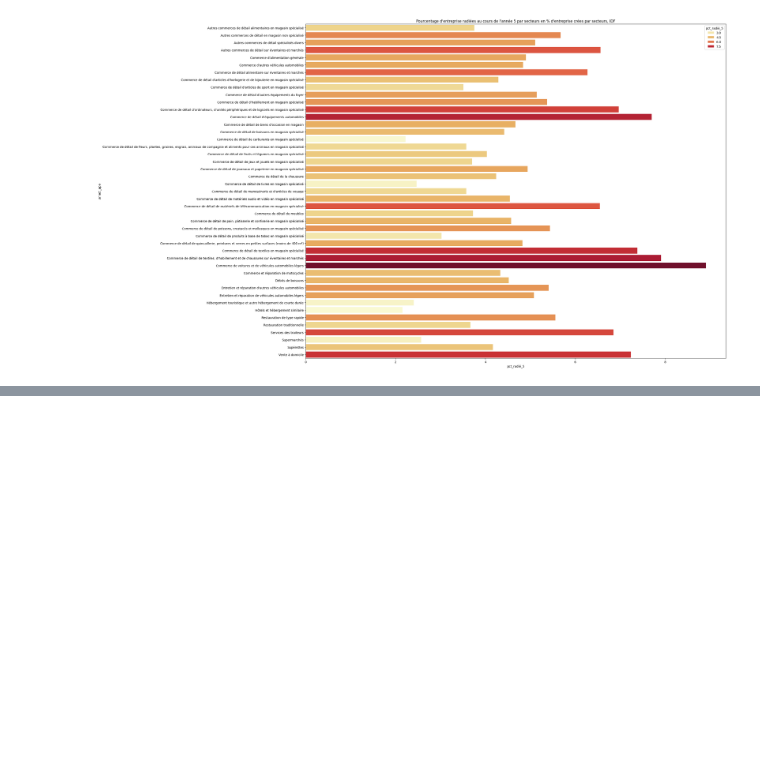
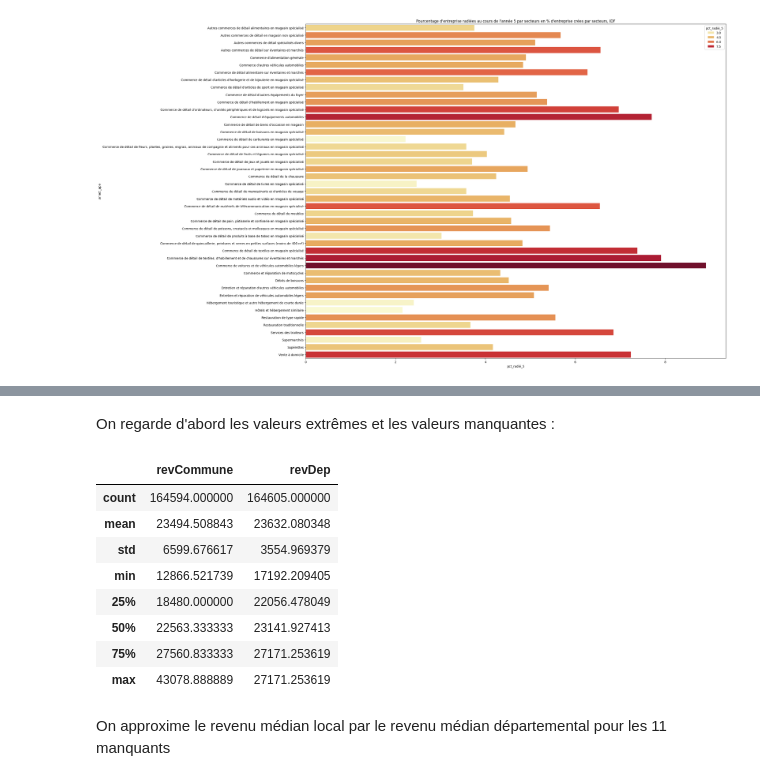
Before and after one commit to guillaume77176/JeMeLance, a Jupyter notebook: notebooks/Analyse_RNE.ipynb, the cells around one changed output, grey strips where cells are left out. Drawn from its saved outputs; the diff is of its cells as text; code cells hidden in the pictures; blank space fills up the shorter version.

```diff
--- a/notebooks/Analyse_RNE.ipynb
+++ b/notebooks/Analyse_RNE.ipynb
@@ -699,0 +694,16 @@ for i in range(len(dfs)):
+# %% [markdown]
+On regarde d'abord les valeurs extrêmes et les valeurs manquantes :
+# %%
+data[["revCommune","revDep"]].describe()
+# %% [output]
+|  | revCommune | revDep |
+| count | 164594.000000 | 164605.000000 |
+| mean | 23494.508843 | 23632.080348 |
+| std | 6599.676617 | 3554.969379 |
+| min | 12866.521739 | 17192.209405 |
+| 25% | 18480.000000 | 22056.478049 |
+| 50% | 22563.333333 | 23141.927413 |
+| 75% | 27560.833333 | 27171.253619 |
+| max | 43078.888889 | 27171.253619 |
+# %% [markdown]
+On approxime le revenu médian local par le revenu médian départemental pour les 11 manquants
```
Also changed, not shown: parts of 12 cells of this notebook.
